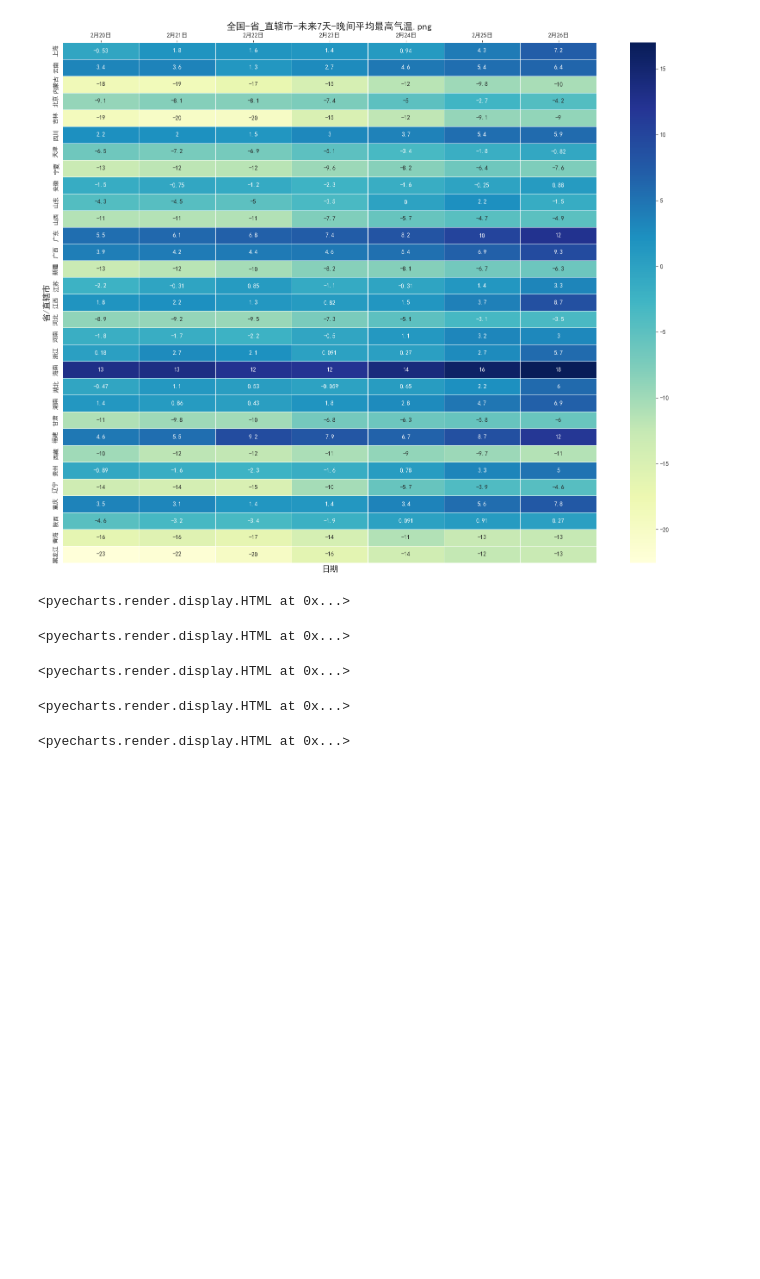
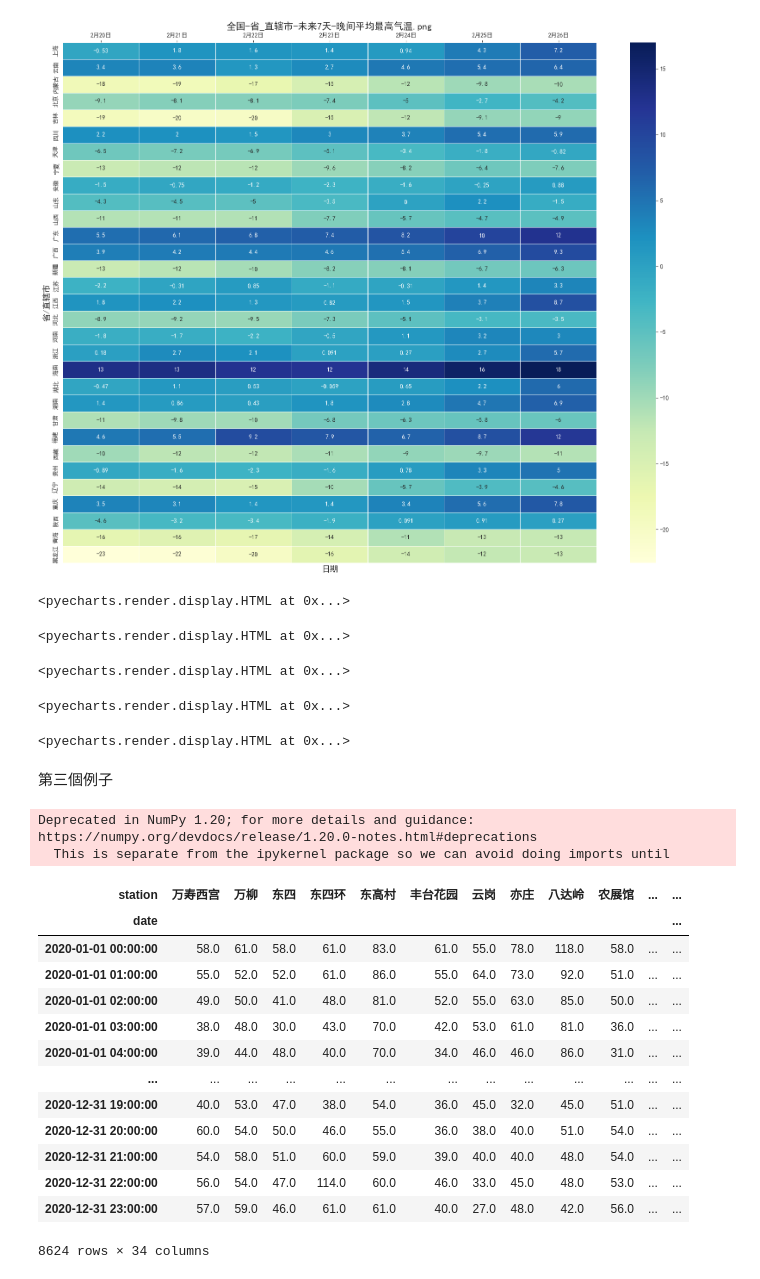
Before and after one commit to bg4xsd/tsalab, a Jupyter notebook: tools/overviewCN.ipynb, the cells around one changed output. Saved outputs shown, nothing was run; the diff lists cells and outputs as text; code cells hidden in the pictures; blank space fills up the shorter version.

```diff
--- a/tools/overviewCN.ipynb
+++ b/tools/overviewCN.ipynb
@@ -401,3 +409,5 @@ xn = save_line_jpg(data=data_40_all_city, area='西南')
 xn.render_notebook()
 # %% [output]
 <pyecharts.render.display.HTML at 0x...>
+# %% [markdown]
+第三個例子
@@ -403,0 +437,14 @@ xn.render_notebook()
+# %%
+files = glob.glob('../data/beijing_20200101-20201231/*')
+df = pd.concat((pd.read_csv(f) for f in files))
+df.index = pd.to_datetime(df.date.astype(np.str) + df.hour.apply(lambda x: '%02d'%x), format='%Y%m%d%H')
+df = df.drop(columns=['date', 'hour'])
+
+df = df.pivot_table(columns='type', index=df.index)
+
+df.columns.names = ['station', 'type']
+df.index.names = ['date']
+df = df.swaplevel('type', 'station', axis='columns')
+# %% [output]
+Deprecated in NumPy 1.20; for more details and guidance: https://numpy.org/devdocs/release/1.20.0-notes.html#deprecations
+  This is separate from the ipykernel package so we can avoid doing imports until
@@ -403,0 +454,17 @@ xn.render_notebook()
+# %%
+df
+# %% [output]
+| station | 万寿西宫 | 万柳 | 东四 | 东四环 | 东高村 | 丰台花园 | 云岗 | 亦庄 | 八达岭 | 农展馆 | ... | ... |
+| date |  |  |  |  |  |  |  |  |  |  |  | ... |
+| 2020-01-01 00:00:00 | 58.0 | 61.0 | 58.0 | 61.0 | 83.0 | 61.0 | 55.0 | 78.0 | 118.0 | 58.0 | ... | ... |
+| 2020-01-01 01:00:00 | 55.0 | 52.0 | 52.0 | 61.0 | 86.0 | 55.0 | 64.0 | 73.0 | 92.0 | 51.0 | ... | ... |
+| 2020-01-01 02:00:00 | 49.0 | 50.0 | 41.0 | 48.0 | 81.0 | 52.0 | 55.0 | 63.0 | 85.0 | 50.0 | ... | ... |
+| 2020-01-01 03:00:00 | 38.0 | 48.0 | 30.0 | 43.0 | 70.0 | 42.0 | 53.0 | 61.0 | 81.0 | 36.0 | ... | ... |
+| 2020-01-01 04:00:00 | 39.0 | 44.0 | 48.0 | 40.0 | 70.0 | 34.0 | 46.0 | 46.0 | 86.0 | 31.0 | ... | ... |
+| ... | ... | ... | ... | ... | ... | ... | ... | ... | ... | ... | ... | ... |
+| 2020-12-31 19:00:00 | 40.0 | 53.0 | 47.0 | 38.0 | 54.0 | 36.0 | 45.0 | 32.0 | 45.0 | 51.0 | ... | ... |
+| 2020-12-31 20:00:00 | 60.0 | 54.0 | 50.0 | 46.0 | 55.0 | 36.0 | 38.0 | 40.0 | 51.0 | 54.0 | ... | ... |
+| 2020-12-31 21:00:00 | 54.0 | 58.0 | 51.0 | 60.0 | 59.0 | 39.0 | 40.0 | 40.0 | 48.0 | 54.0 | ... | ... |
+| 2020-12-31 22:00:00 | 56.0 | 54.0 | 47.0 | 114.0 | 60.0 | 46.0 | 33.0 | 45.0 | 48.0 | 53.0 | ... | ... |
+| 2020-12-31 23:00:00 | 57.0 | 59.0 | 46.0 | 61.0 | 61.0 | 40.0 | 27.0 | 48.0 | 42.0 | 56.0 | ... | ... |
+8624 rows × 34 columns
```
Also changed, not shown: parts of 18 cells of this notebook, 18 other files.
